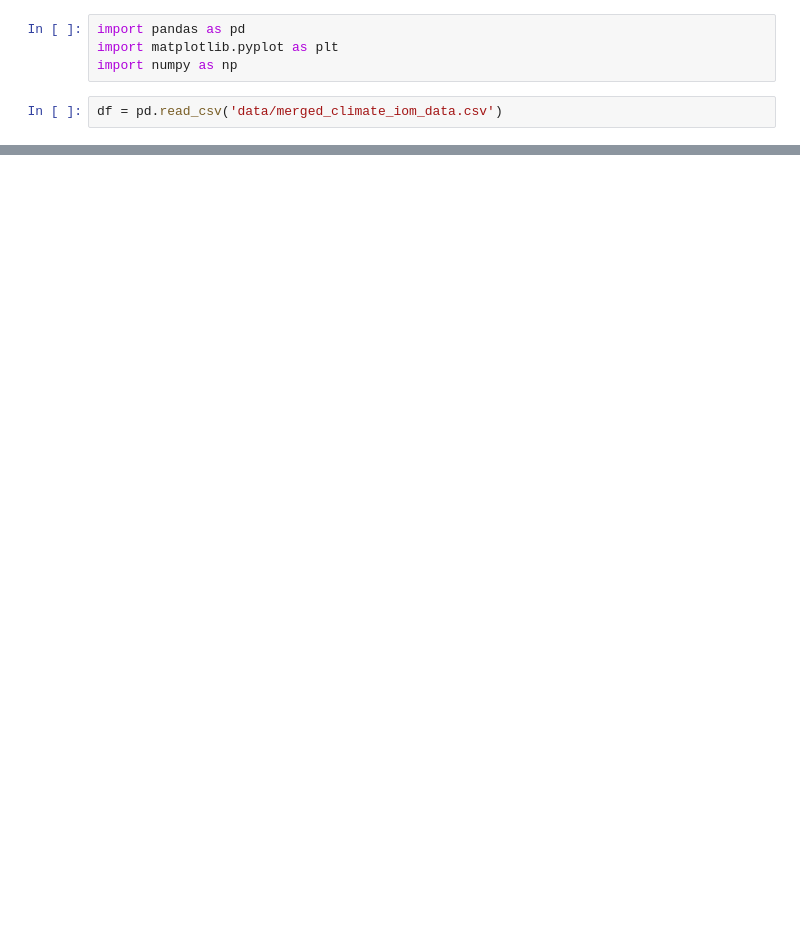
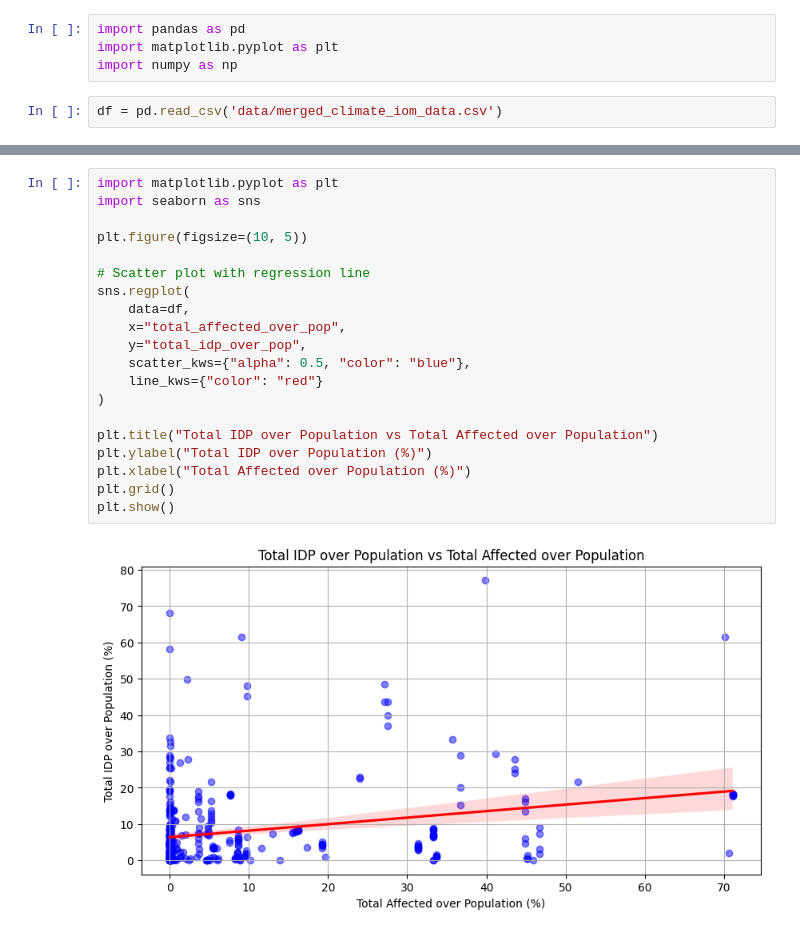
Before and after one commit to emijlop/climate-migration-project, a Jupyter notebook: 002_exploratory_data.ipynb, the cells around one changed output, grey strips where cells are left out. Saved outputs shown, nothing was run; the diff lists cells and outputs as text; blank space fills up the shorter version.

```diff
--- a/002_exploratory_data.ipynb
+++ b/002_exploratory_data.ipynb
@@ -63,0 +121,22 @@ plt.show()
+# %%
+import matplotlib.pyplot as plt
+import seaborn as sns
+
+plt.figure(figsize=(10, 5))
+
+# Scatter plot with regression line
+sns.regplot(
+    data=df,
+    x="total_affected_over_pop",
+    y="total_idp_over_pop",
+    scatter_kws={"alpha": 0.5, "color": "blue"},
+    line_kws={"color": "red"}
+)
+
+plt.title("Total IDP over Population vs Total Affected over Population")
+plt.ylabel("Total IDP over Population (%)")
+plt.xlabel("Total Affected over Population (%)")
+plt.grid()
+plt.show()
+# %% [output]
+[figure, added]
```
Also changed, not shown: parts of 23 cells of this notebook, 3 other files.
